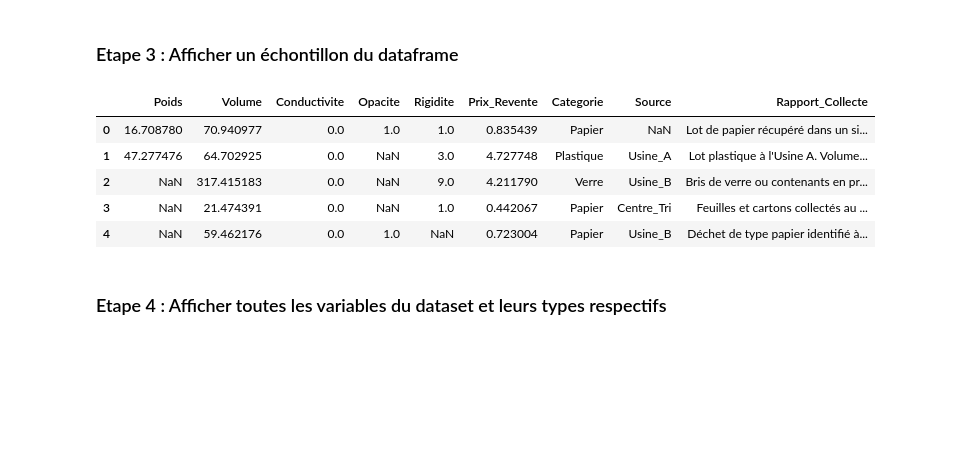
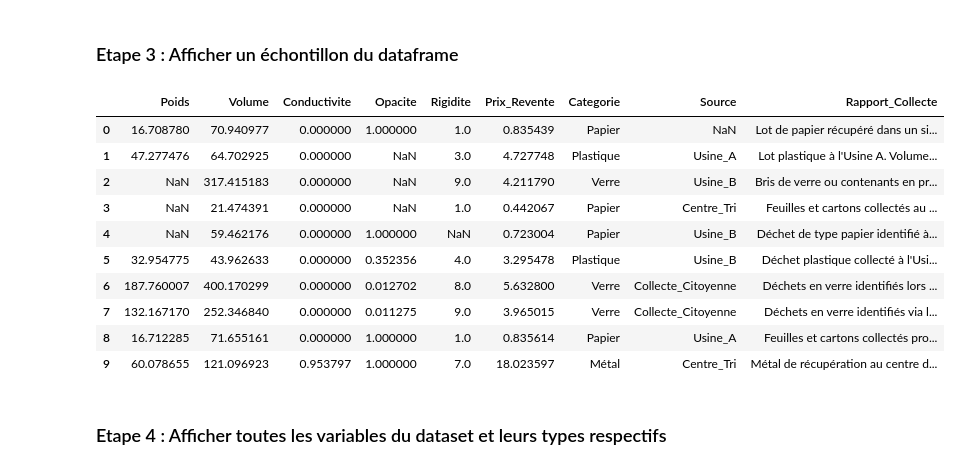
Before and after one commit to Test123599/ECOML, a Jupyter notebook: TpStandard - Copie.ipynb, the cells around one changed output. Saved outputs shown, nothing was run; the diff lists cells and outputs as text; code cells hidden in the pictures; blank space fills up the shorter version.

```diff
--- a/TpStandard - Copie.ipynb
+++ b/TpStandard - Copie.ipynb
@@ -21,14 +21,19 @@ print(type(df))
 # %% [markdown]
 ### Etape 3 : Afficher un échontillon du dataframe
 # %%
-df.head()
+df.head(10)
 # %% [output]
 |  | Poids | Volume | Conductivite | Opacite | Rigidite | Prix_Revente | Categorie | Source | Rapport_Collecte |
-| 0 | 16.708780 | 70.940977 | 0.0 | 1.0 | 1.0 | 0.835439 | Papier | NaN | Lot de papier récupéré dans un si... |
-| 1 | 47.277476 | 64.702925 | 0.0 | NaN | 3.0 | 4.727748 | Plastique | Usine_A | Lot plastique à l'Usine A. Volume... |
-| 2 | NaN | 317.415183 | 0.0 | NaN | 9.0 | 4.211790 | Verre | Usine_B | Bris de verre ou contenants en pr... |
-| 3 | NaN | 21.474391 | 0.0 | NaN | 1.0 | 0.442067 | Papier | Centre_Tri | Feuilles et cartons collectés au ... |
-| 4 | NaN | 59.462176 | 0.0 | 1.0 | NaN | 0.723004 | Papier | Usine_B | Déchet de type papier identifié à... |
+| 0 | 16.708780 | 70.940977 | 0.000000 | 1.000000 | 1.0 | 0.835439 | Papier | NaN | Lot de papier récupéré dans un si... |
+| 1 | 47.277476 | 64.702925 | 0.000000 | NaN | 3.0 | 4.727748 | Plastique | Usine_A | Lot plastique à l'Usine A. Volume... |
+| 2 | NaN | 317.415183 | 0.000000 | NaN | 9.0 | 4.211790 | Verre | Usine_B | Bris de verre ou contenants en pr... |
+| 3 | NaN | 21.474391 | 0.000000 | NaN | 1.0 | 0.442067 | Papier | Centre_Tri | Feuilles et cartons collectés au ... |
+| 4 | NaN | 59.462176 | 0.000000 | 1.000000 | NaN | 0.723004 | Papier | Usine_B | Déchet de type papier identifié à... |
+| 5 | 32.954775 | 43.962633 | 0.000000 | 0.352356 | 4.0 | 3.295478 | Plastique | Usine_B | Déchet plastique collecté à l'Usi... |
+| 6 | 187.760007 | 400.170299 | 0.000000 | 0.012702 | 8.0 | 5.632800 | Verre | Collecte_Citoyenne | Déchets en verre identifiés lors ... |
+| 7 | 132.167170 | 252.346840 | 0.000000 | 0.011275 | 9.0 | 3.965015 | Verre | Collecte_Citoyenne | Déchets en verre identifiés via l... |
+| 8 | 16.712285 | 71.655161 | 0.000000 | 1.000000 | 1.0 | 0.835614 | Papier | Usine_A | Feuilles et cartons collectés pro... |
+| 9 | 60.078655 | 121.096923 | 0.953797 | 1.000000 | 7.0 | 18.023597 | Métal | Centre_Tri | Métal de récupération au centre d... |
 # %% [markdown]
 ### Etape 4 : Afficher toutes les variables du dataset et leurs types respectifs
 # %%
```
Also changed, not shown: parts of 44 cells of this notebook.
